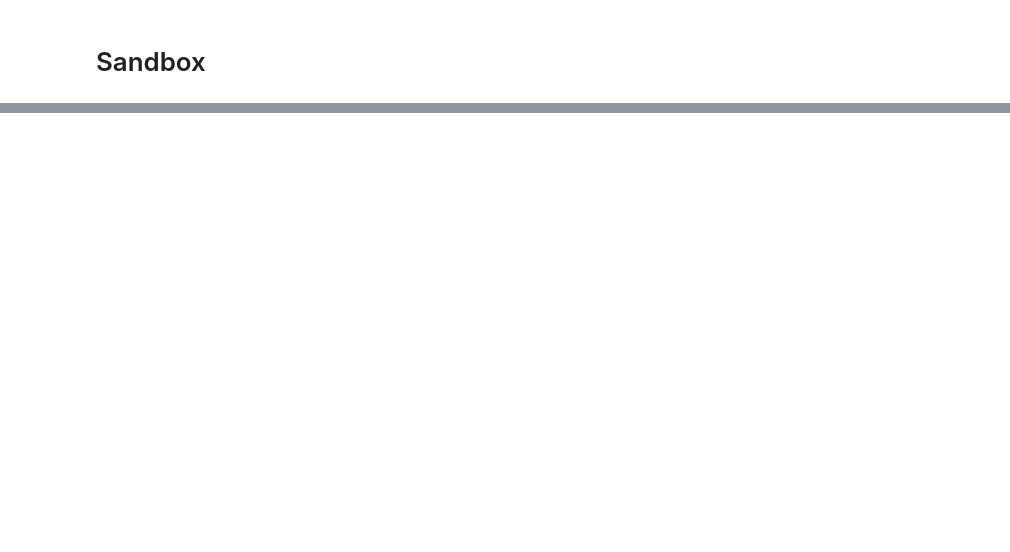
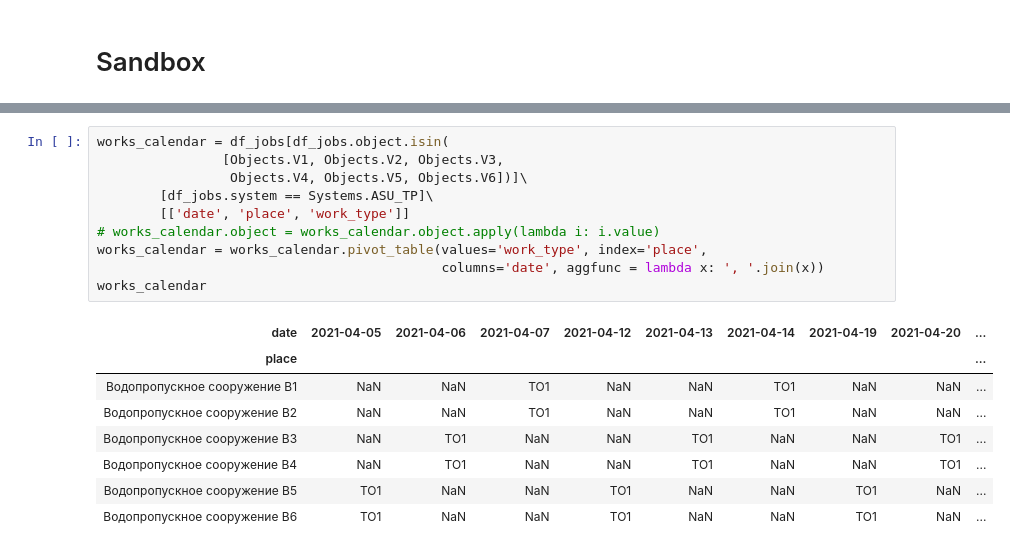
Before and after one commit to GusevMihail/Work_plan_generator, a Jupyter notebook: sandbox.ipynb, the cells around one changed output, grey strips where cells are left out. Drawn from its saved outputs; the diff is of its cells as text; blank space fills up the shorter version.

```diff
--- a/sandbox.ipynb
+++ b/sandbox.ipynb
@@ -158,0 +302,19 @@ email_processing.send_journals(config_email.batch_sending_plans,
+# %%
+works_calendar = df_jobs[df_jobs.object.isin(
+                [Objects.V1, Objects.V2, Objects.V3,
+                 Objects.V4, Objects.V5, Objects.V6])]\
+        [df_jobs.system == Systems.ASU_TP]\
+        [['date', 'place', 'work_type']]
+# works_calendar.object = works_calendar.object.apply(lambda i: i.value)
+works_calendar = works_calendar.pivot_table(values='work_type', index='place',
+                                            columns='date', aggfunc = lambda x: ', '.join(x))
+works_calendar
+# %% [output]
+| date | 2021-04-05 | 2021-04-06 | 2021-04-07 | 2021-04-12 | 2021-04-13 | 2021-04-14 | 2021-04-19 | 2021-04-20 | ... |
+| place |  |  |  |  |  |  |  |  | ... |
+| Водопропускное сооружение В1 | NaN | NaN | ТО1 | NaN | NaN | ТО1 | NaN | NaN | ... |
+| Водопропускное сооружение В2 | NaN | NaN | ТО1 | NaN | NaN | ТО1 | NaN | NaN | ... |
+| Водопропускное сооружение В3 | NaN | ТО1 | NaN | NaN | ТО1 | NaN | NaN | ТО1 | ... |
+| Водопропускное сооружение В4 | NaN | ТО1 | NaN | NaN | ТО1 | NaN | NaN | ТО1 | ... |
+| Водопропускное сооружение В5 | ТО1 | NaN | NaN | ТО1 | NaN | NaN | ТО1 | NaN | ... |
+| Водопропускное сооружение В6 | ТО1 | NaN | NaN | ТО1 | NaN | NaN | ТО1 | NaN | ... |
```
Also changed, not shown: parts of 29 cells of this notebook, 2 other files.
